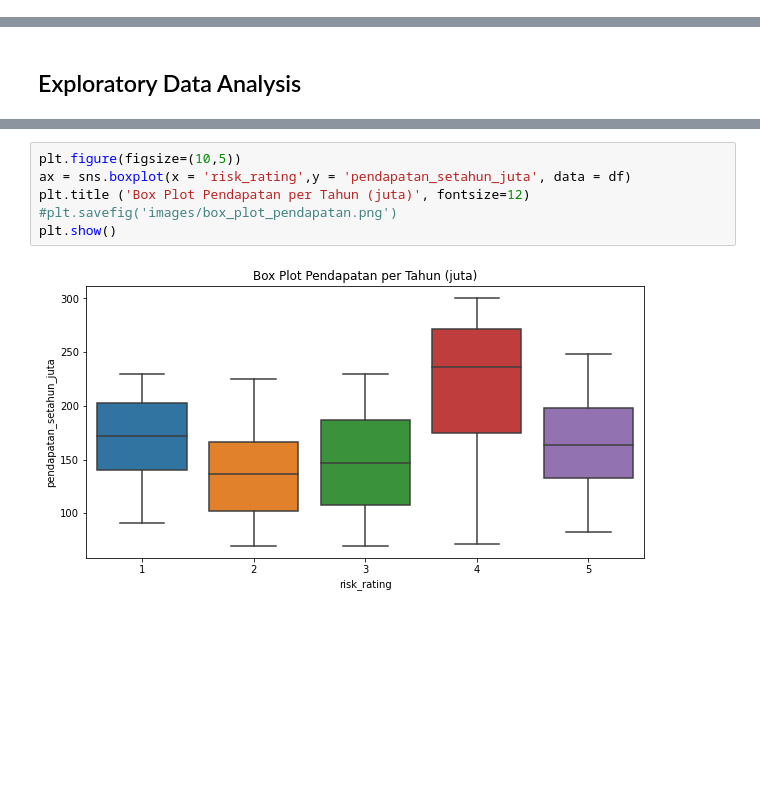
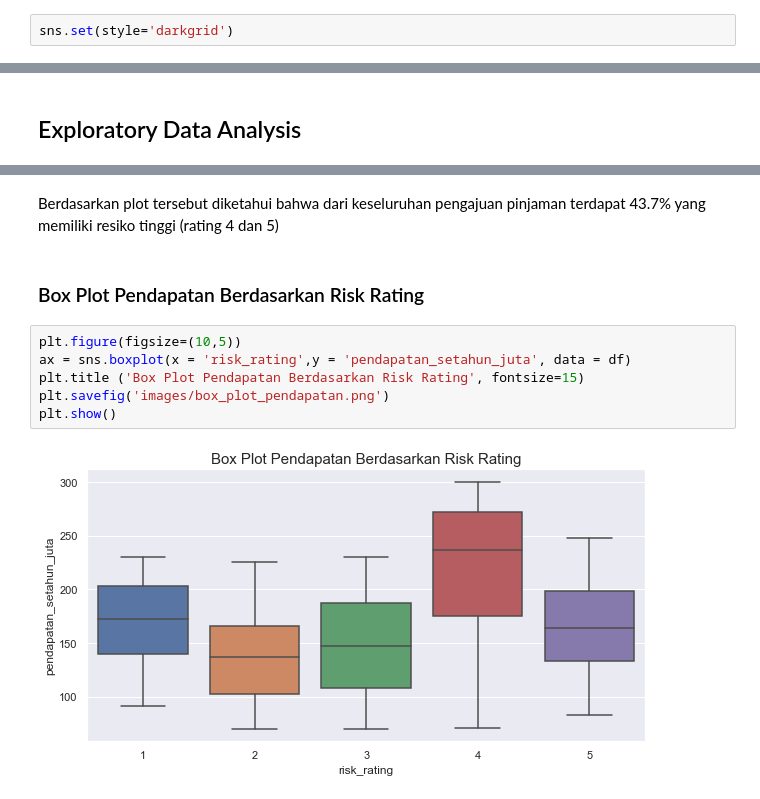
Before and after one commit to rfajri27/credit_risk_analysis, a Jupyter notebook: credit_risk_analysis.ipynb, the cells around one changed output, grey strips where cells are left out. Saved outputs shown, nothing was run; the diff lists cells and outputs as text; blank space fills up the shorter version.

```diff
--- a/credit_risk_analysis.ipynb
+++ b/credit_risk_analysis.ipynb
@@ -17,3 +18,5 @@ from sklearn.tree import DecisionTreeClassifier
+# %%
+sns.set(style='darkgrid')
 # %% [markdown]
 ## Load Data
 # %%
@@ -55,8 +82,12 @@ dtype: int64
+# %% [markdown]
+Berdasarkan plot tersebut diketahui bahwa dari keseluruhan pengajuan pinjaman terdapat 43.7% yang memiliki resiko tinggi (rating 4 dan 5)
+# %% [markdown]
+### Box Plot Pendapatan Berdasarkan Risk Rating
 # %%
 plt.figure(figsize=(10,5))
 ax = sns.boxplot(x = 'risk_rating',y = 'pendapatan_setahun_juta', data = df)
-plt.title ('Box Plot Pendapatan per Tahun (juta)', fontsize=12)
-#plt.savefig('images/box_plot_pendapatan.png')
+plt.title ('Box Plot Pendapatan Berdasarkan Risk Rating', fontsize=15)
+plt.savefig('images/box_plot_pendapatan.png')
 plt.show()
 # %% [output]
-[figure, old version]
+[figure, new version]
```
Also changed, not shown: parts of 29 cells of this notebook, 9 other files.
